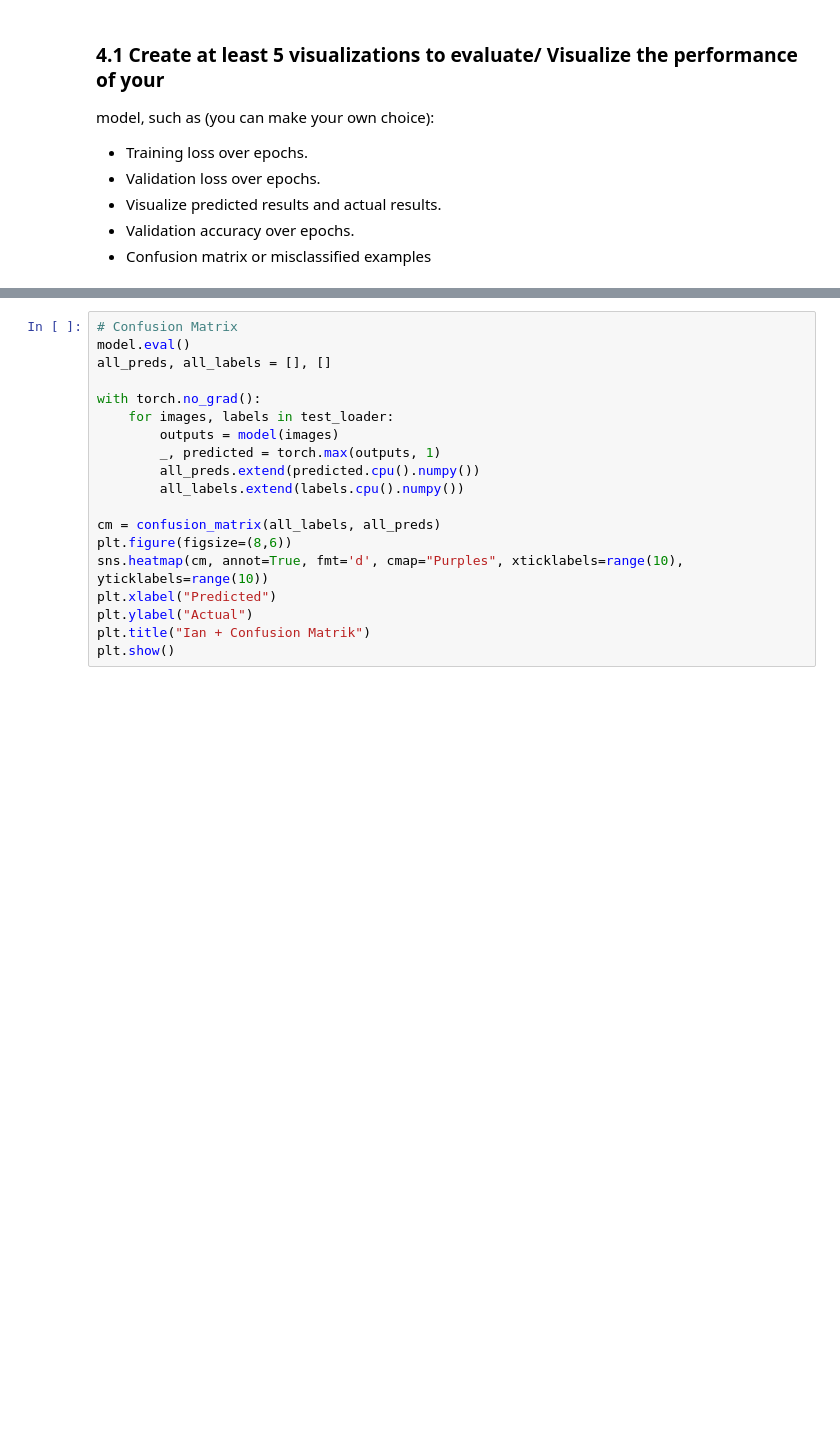
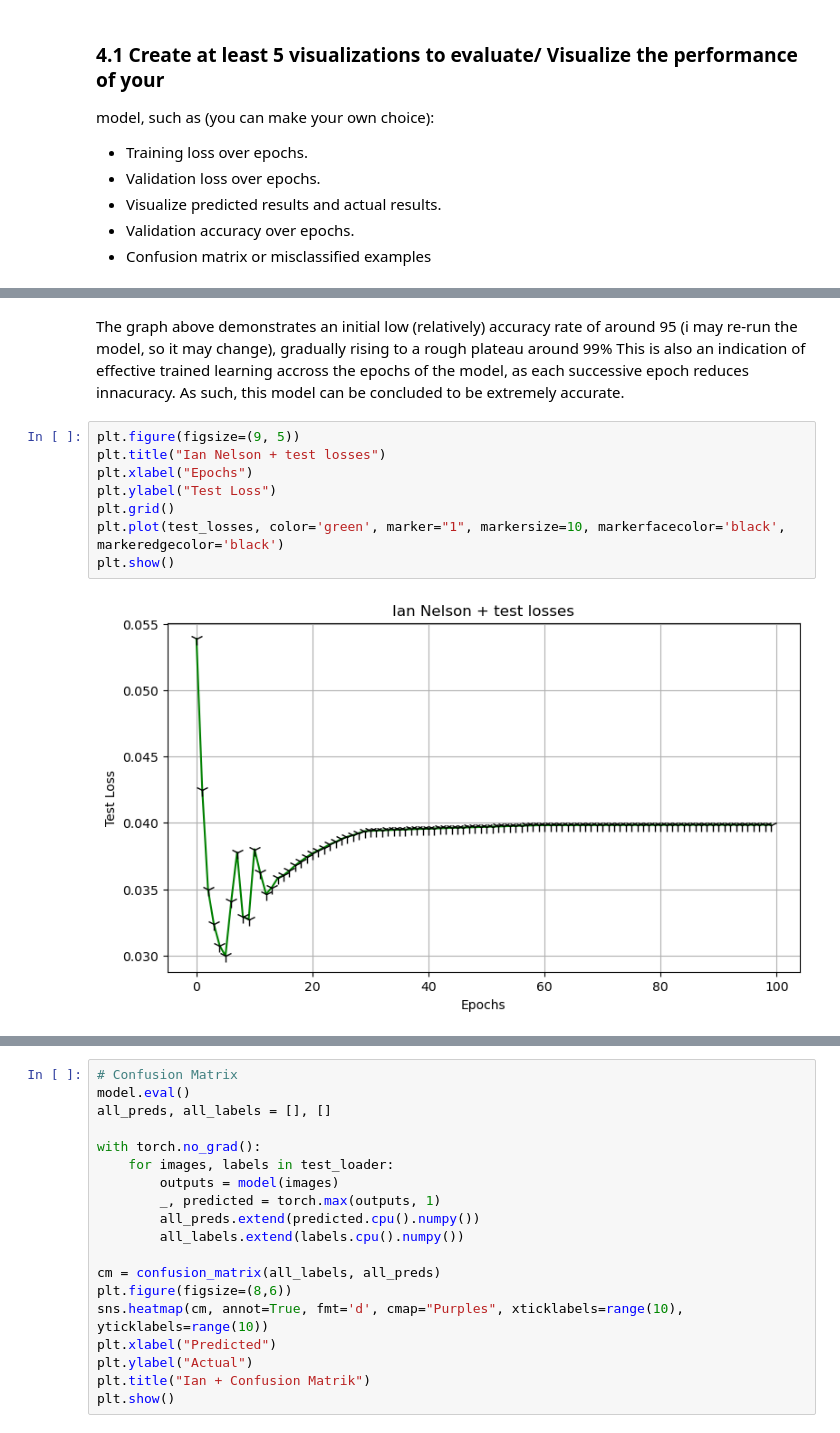
Before and after one commit to Ian-Nelson01/457-Lab6, a Jupyter notebook: Lab6 (1).ipynb, the cells around one changed output, grey strips where cells are left out. Drawn from its saved outputs; the diff is of its cells as text; blank space fills up the shorter version.

```diff
--- a/Lab6 (1).ipynb
+++ b/Lab6 (1).ipynb
@@ -290,0 +300,15 @@ plt.show()
+# %% [markdown]
+The graph above demonstrates an initial low (relatively) accuracy rate of around 95 (i may re-run the model, so it may change),
+gradually rising to a rough plateau around 99%
+This is also an indication of effective trained learning accross the epochs of the model, as each successive epoch reduces innacuracy.
+As such, this model can be concluded to be extremely accurate.
+# %%
+plt.figure(figsize=(9, 5))
+plt.title("Ian Nelson + test losses")
+plt.xlabel("Epochs")
+plt.ylabel("Test Loss")
+plt.grid()
+plt.plot(test_losses, color='green', marker="1", markersize=10, markerfacecolor='black', markeredgecolor='black')
+plt.show()
+# %% [output]
+[figure, added]
```
Also changed, not shown: parts of 16 cells of this notebook.
